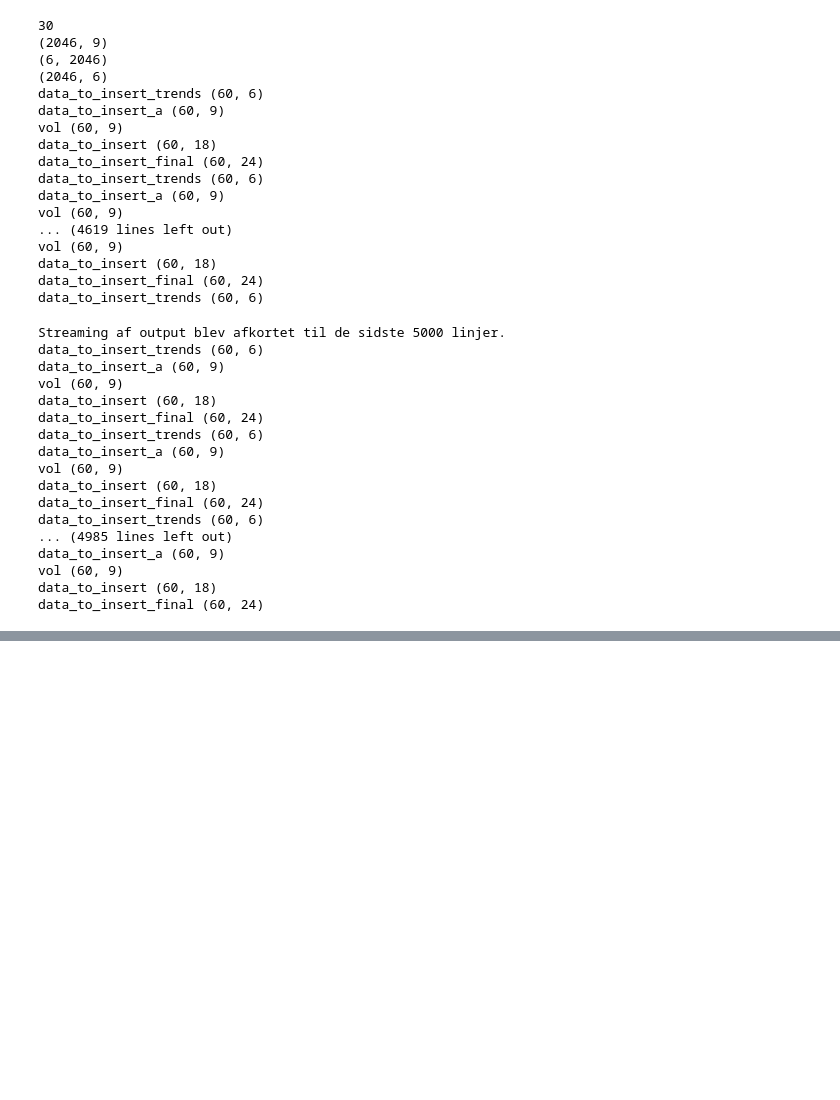
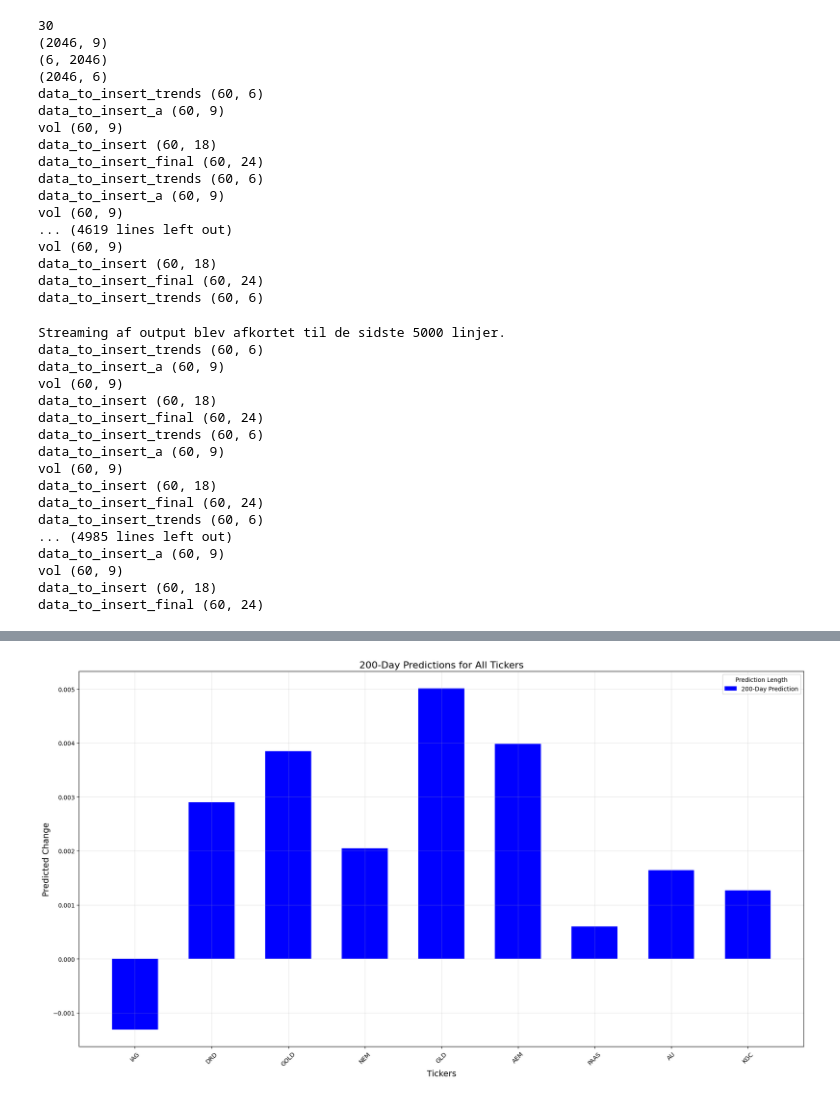
Before and after one commit to GustavBoye/DRED_Autoencoder, a Jupyter notebook: IncludeGoogleTrends.ipynb, the cells around one changed output, grey strips where cells are left out. Cells and saved outputs as stored; diff of their text form; code cells hidden in the pictures; blank space fills up the shorter version.

Commit message:
Oprettet med Colab

```diff
--- a/IncludeGoogleTrends.ipynb
+++ b/IncludeGoogleTrends.ipynb
@@ -455,3 +455,101 @@ data_to_insert_a (60, 9)
 vol (60, 9)
 data_to_insert (60, 18)
 data_to_insert_final (60, 24)
+# %%
+def build_model(shape1, shape2):
+    input_layer = tf.keras.layers.Input(shape=(shape1, shape2))
+    x = tf.keras.layers.SpatialDropout1D(0.3)(input_layer)
+    x = tf.keras.layers.Conv1D(64, 3, strides=2, padding="same", kernel_regularizer=tf.keras.regularizers.l2(0.002))(x)
+    #x = tf.keras.layers.LayerNormalization()(x)
+    x = tf.keras.layers.Activation('gelu')(x)
+    x = tf.keras.layers.Dropout(0.2)(x)
+
+    x1 = tf.keras.layers.Conv1D(64, 3, strides=1, padding="same", kernel_regularizer=tf.keras.regularizers.l2(0.002))(x)
+    x1 = tf.keras.layers.Activation('gelu')(x1)
+    x = x + x1  # Residual connection
+    x = tf.keras.layers.Dropout(0.2)(x)
+
+    x = tf.keras.layers.Conv1D(128, 3, strides=2, padding="same", kernel_regularizer=tf.keras.regularizers.l2(0.002))(x)
+    x = tf.keras.layers.LayerNormalization()(x)
+    x = tf.keras.layers.Activation('gelu')(x)
+    x = tf.keras.layers.Dropout(0.2)(x)
+
+    x1 = tf.keras.layers.Conv1D(128, 3, strides=1, padding="same", kernel_regularizer=tf.keras.regularizers.l2(0.002))(x)
+    x1 = tf.keras.layers.Activation('gelu')(x1)
+    x = x + x1  # Residual connection
+    x = tf.keras.layers.Dropout(0.2)(x)
+
+    x = tf.keras.layers.Conv1D(128, 3, strides=2, padding="same", kernel_regularizer=tf.keras.regularizers.l2(0.002))(x)
+    x = tf.keras.layers.LayerNormalization()(x)
+    x = tf.keras.layers.Activation('gelu')(x)
+    x = tf.keras.layers.Dropout(0.2)(x)
+
+    x = tf.keras.layers.Conv1D(128, 3, strides=2, padding="same", kernel_regularizer=tf.keras.regularizers.l2(0.002))(x)
+    x = tf.keras.layers.LayerNormalization()(x)
+    x = tf.keras.layers.Activation('gelu')(x)
+    x = tf.keras.layers.Dropout(0.2)(x)
+
+    x = tf.keras.layers.Flatten()(x)
+
+    dense1 = tf.keras.layers.Dense(256, activation='gelu')(x)
+    dense1 = tf.keras.layers.Dropout(0.2)(dense1)
+    dense2 = tf.keras.layers.Dense(256, activation='gelu')(dense1)
+    dense = dense1+dense2
+
+
+    output = tf.keras.layers.Dense(len(input_tickers))(dense)
+
+    model = tf.keras.Model(inputs=input_layer, outputs=output)
+    return model
+
+
+# Training setup
+num_models = 1
+early_stopping = EarlyStopping(monitor='val_loss', patience=32, min_delta=1e-4, restore_best_weights=True, mode='min', verbose=1)
+lr_scheduler = tf.keras.callbacks.ReduceLROnPlateau(monitor='val_loss', factor=0.5, patience=16, verbose=1)
+
+import random
+# Train the ensemble (200-day version)
+ensemble = []
+for i in range(num_models):
+    print(f"Training model {i+1}/{num_models} for {DAYS}-day prediction...")
+    model = build_model(X_combined_s.shape[1], X_combined_s.shape[2])
+    optimizer = tf.keras.optimizers.AdamW(learning_rate=0.001, weight_decay=1e-5)
+    model.compile(optimizer=optimizer, loss='mse')
+    model.fit(X_combined_s, y_combined_s, epochs=25, shuffle=True, batch_size=16, validation_split=0.3, verbose=1, callbacks=[early_stopping, lr_scheduler])
+    ensemble.append(model)
+
+# Predictions (200-day version)
+predictions = {ticker: [] for ticker in input_tickers}
+for idx, ticker in enumerate(input_tickers):
+    predictions[ticker] = np.mean([m(X_combined_s[:1]).numpy()[:, idx] for m in ensemble], axis=0)
+
+# Plot predictions
+fig, ax = plt.subplots(figsize=(18, 10))
+tickers_range = np.arange(len(input_tickers))
+pred_days = np.array([predictions[ticker] for ticker in input_tickers]).flatten()
+ax.bar(tickers_range, pred_days, color='blue', width=0.6, label='200-Day Prediction')
+
+ax.set_title("200-Day Predictions for All Tickers", fontsize=16)
+ax.set_xlabel("Tickers", fontsize=14)
+ax.set_ylabel("Predicted Change", fontsize=14)
+ax.set_xticks(tickers_range)
+ax.set_xticklabels(input_tickers, rotation=45, fontsize=10)
+ax.legend(title="Prediction Length", fontsize=10)
+ax.grid(alpha=0.3)
+
+plt.tight_layout()
+plt.show()
+
+import pandas as pd
+
+# Convert predictions dictionary to DataFrame
+predictions_df = pd.DataFrame.from_dict(predictions, orient='index', columns=['{DAYS}-Day Prediction'])
+
+# Save as CSV
+predictions_df.to_csv(f"predictions_{DAYS}.csv")
+
+# Download in Colab
+from google.colab import files
+files.download(f"predictions_{DAYS}.csv")
+# %% [output]
@@ -457,0 +573 @@ data_to_insert_final (60, 24)
+[figure, added]
```
Also changed, not shown: parts of 1 cell of this notebook.
